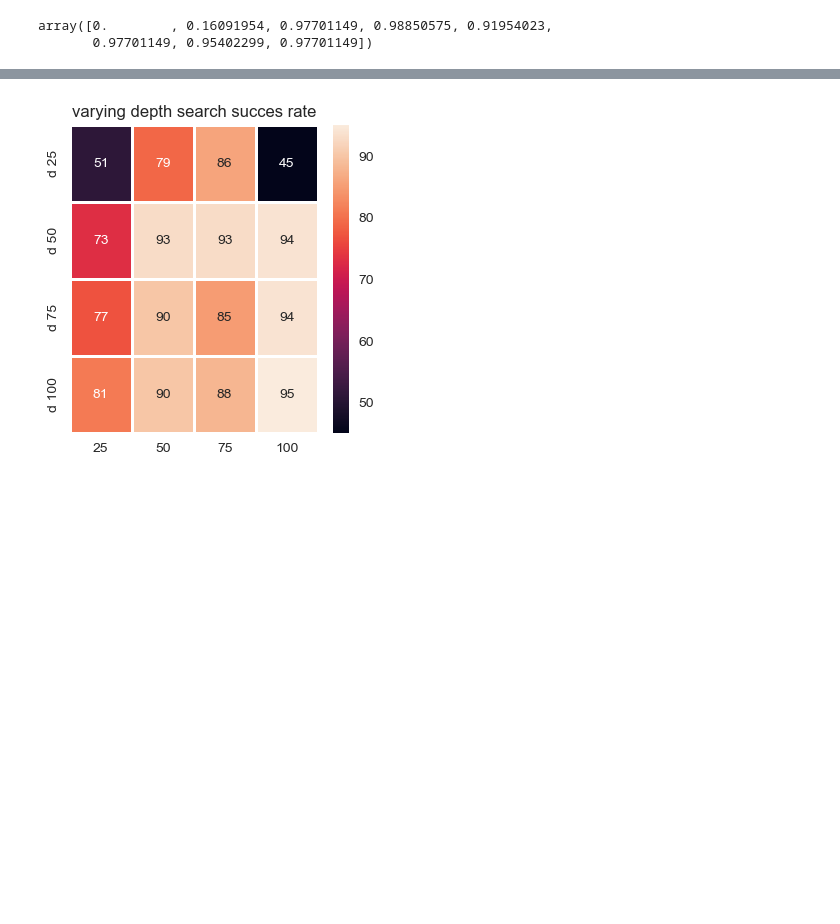
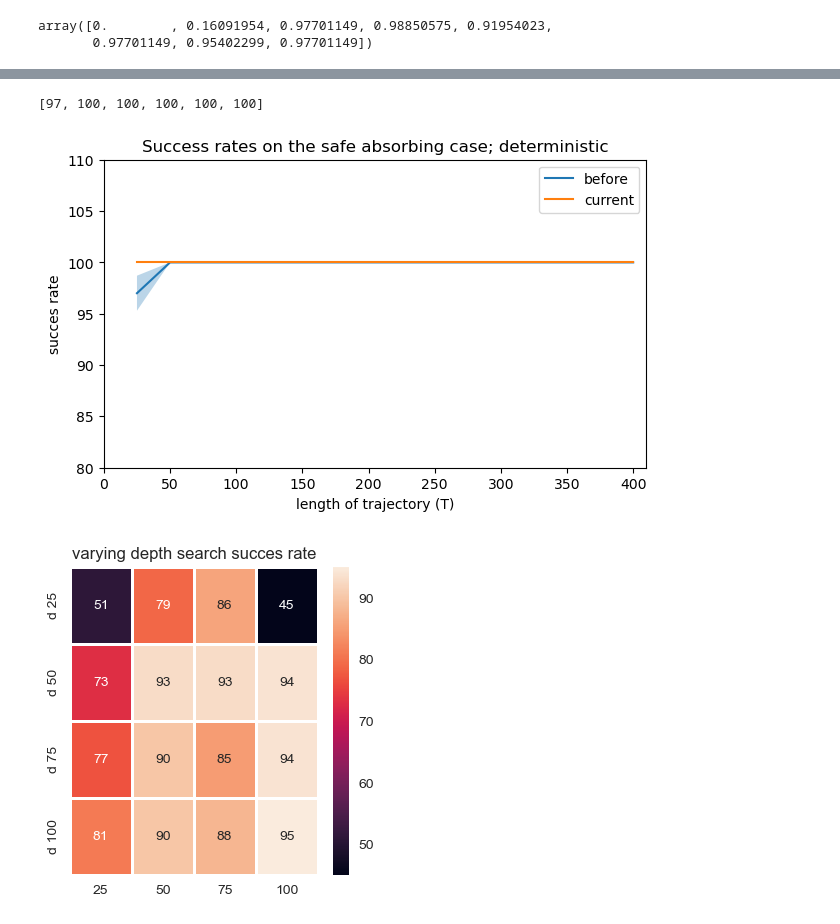
Before and after one commit to CL2-UWaterloo/RL-LTL, a Jupyter notebook: ComputeCanada_scrips/Create_animation - Copy.ipynb, the cells around one changed output, grey strips where cells are left out. Cells and saved outputs as stored; diff of their text form; code cells hidden in the pictures; blank space fills up the shorter version.

```diff
--- a/ComputeCanada_scrips/Create_animation - Copy.ipynb
+++ b/ComputeCanada_scrips/Create_animation - Copy.ipynb
@@ -193,3 +194,34 @@ success_rates
+# %%
+T2 = [25, 50, 75, 100, 200, 400]
+success_rates2= [100, 100, 100, 100, 100, 100]
+succes_std2 = []
+for i in success_rates2:
+    temp = np.zeros(100)
+    temp[:int(i)]=1
+    std = np.sqrt(100*np.var(temp))
+    succes_std2.append((i-std, i+std))
+# %%
+succes_std = np.array(succes_std)
+succes_std2 = np.array(succes_std2)
+
+plt.figure(figsize=(7,4))
+plt.fill_between(T, succes_std[:,0], succes_std[:,1], alpha=0.3)
+plt.fill_between(T2, succes_std2[:,0], succes_std2[:,1], alpha=0.3)
+
+plt.plot(T, success_rates, label='before')
+plt.plot(T2, success_rates2, label='current')
+plt.xlabel("length of trajectory (T)")
+plt.ylabel(f"succes rate")
+# plt.title("Success rates on the nursery case; stochastic")
+plt.title("Success rates on the safe absorbing case; deterministic")
+plt.ylim(80, 110)
+plt.xlim(0, 410)
+plt.savefig(f"res_400/C3_P{p}.pdf")
+plt.legend()
+success_rates
+# %% [output]
+[97, 100, 100, 100, 100, 100]
+[figure, added]
 # %%
 import numpy as np
 import seaborn as sns
```
Also changed, not shown: parts of 4 cells of this notebook, 14 other files.
